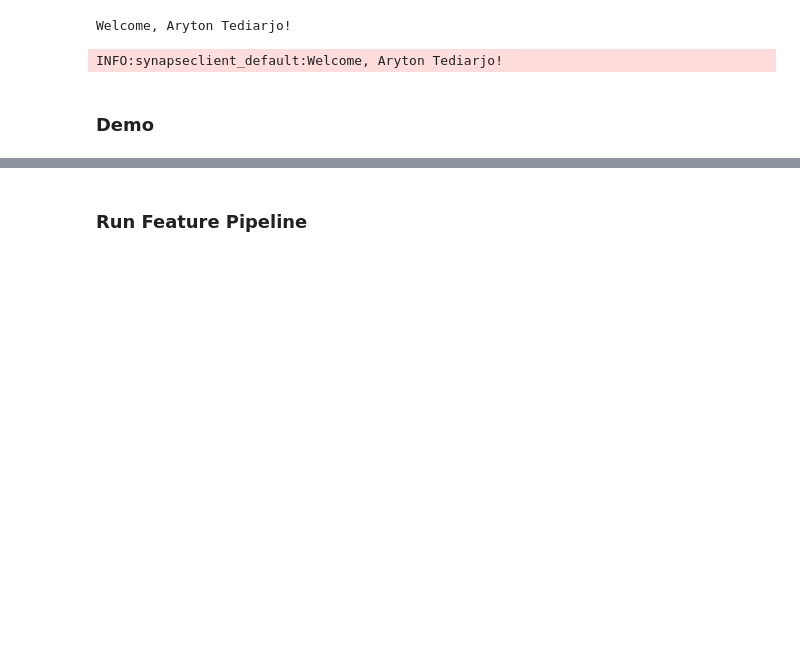
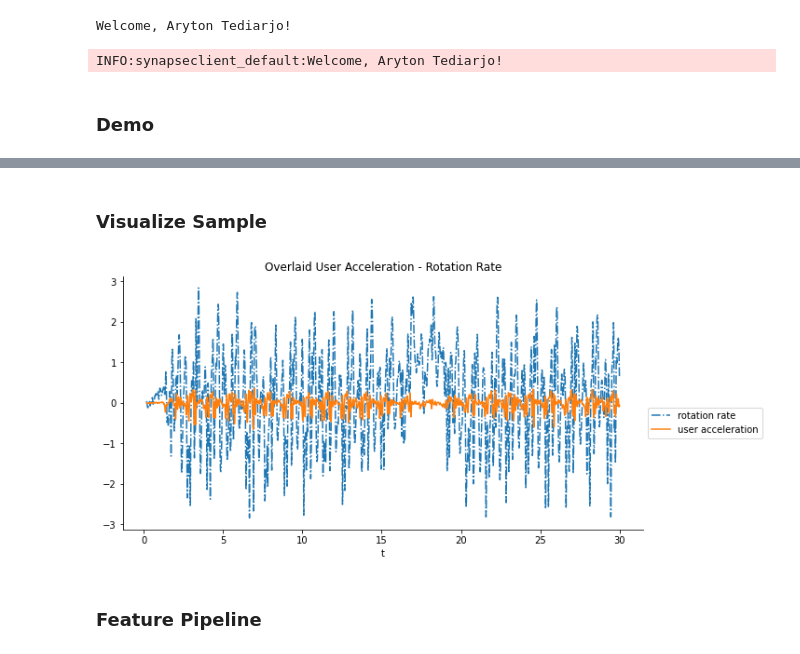
Before and after one commit to arytontediarjo/PDKitRotationFeatures, a Jupyter notebook: Notebooks/00.use_case.ipynb, the cells around one changed output, grey strips where cells are left out. Saved outputs shown, nothing was run; the diff lists cells and outputs as text; code cells hidden in the pictures; blank space fills up the shorter version.

```diff
--- a/Notebooks/00.use_case.ipynb
+++ b/Notebooks/00.use_case.ipynb
@@ -20,3 +23,7 @@ Welcome, Aryton Tediarjo!
 INFO:synapseclient_default:Welcome, Aryton Tediarjo!
 # %% [markdown]
 ### Demo
+# %%
+## get sample data
+data = syn.tableQuery("SELECT * FROM syn12514611 where healthCode = '1fa674e9-2c49-4260-83f0-681ace2a5125'")
+file_dict = syn.downloadTableColumns(data, columns = ["walk_motion.json"])
@@ -23,10 +35,7 @@ INFO:synapseclient_default:Welcome, Aryton Tediarjo!
 # %%
-## get sample data
-data = syn.tableQuery("SELECT * FROM syn12514611 where recordId = '5bed85d5-a088-4ffd-8820-af56f36c3cb6'")
-file_dict = syn.downloadTableColumns(data, columns = ["walk_motion.json"])
-ts = pd.read_json(file_dict["42317198"])
+fhandle = list(file_dict.keys())[2]
 
-## get data into right format
+ts = pd.read_json(file_dict[fhandle])
 ts_accel_sample = ts[ts["sensorType"] == "userAcceleration"].rename(
     {"timestamp":"t"}, axis = 1)[["t", "x", "y", "z"]].reset_index(drop = True)
 ts_gyro_sample = ts[ts["sensorType"] == "rotationRate"].rename(
@@ -37,2 +43,16 @@ INFO:synapseclient_default:Downloading 0 files, 1 cached locally
+# %% [markdown]
+### Visualize Sample
+# %%
+ts_gyro_sample.set_index("t")["y"].plot(figsize = (10,5),
+                                        linestyle = "-.",
+                                        label = "rotation rate")
+ts_accel_sample.set_index("t")["y"].plot(figsize = (10,5),
+                                        label = "user acceleration")
+plt.legend(bbox_to_anchor=(1, 0.5))
+plt.title("Overlaid User Acceleration - Rotation Rate")
+sns.despine()
+plt.show()
+# %% [output]
+[figure, added]
 # %% [markdown]
-### Run Feature Pipeline
+### Feature Pipeline
```
Also changed, not shown: parts of 13 cells of this notebook.
